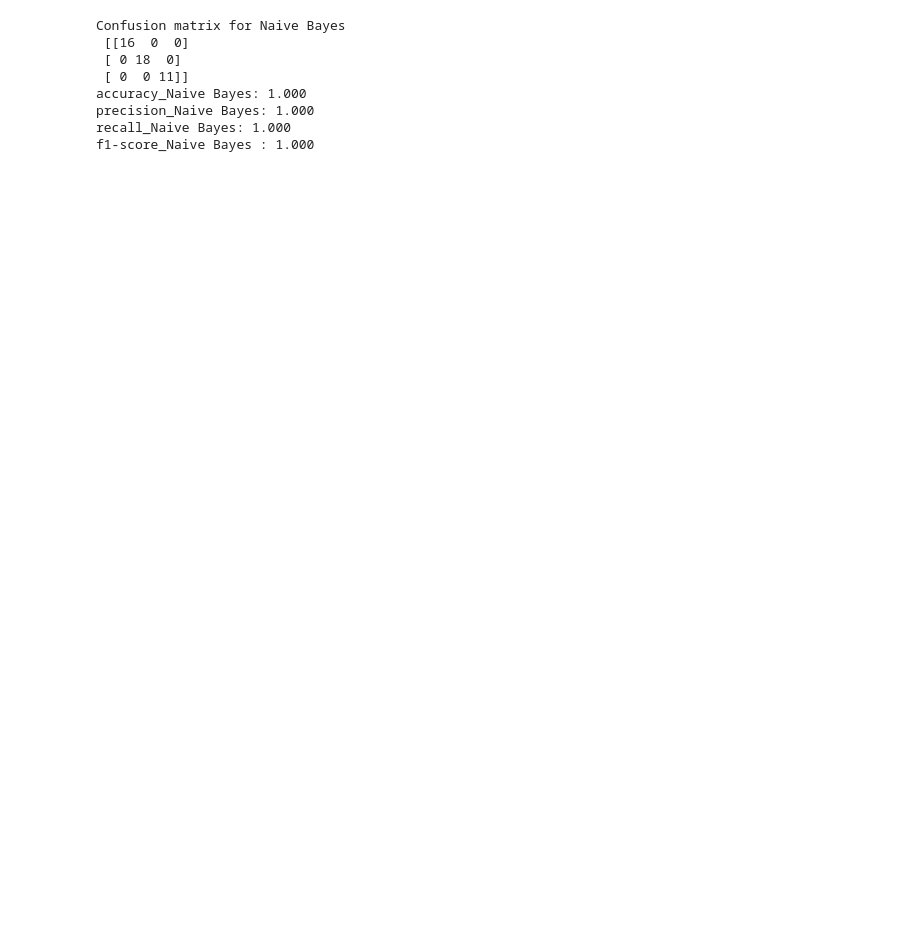
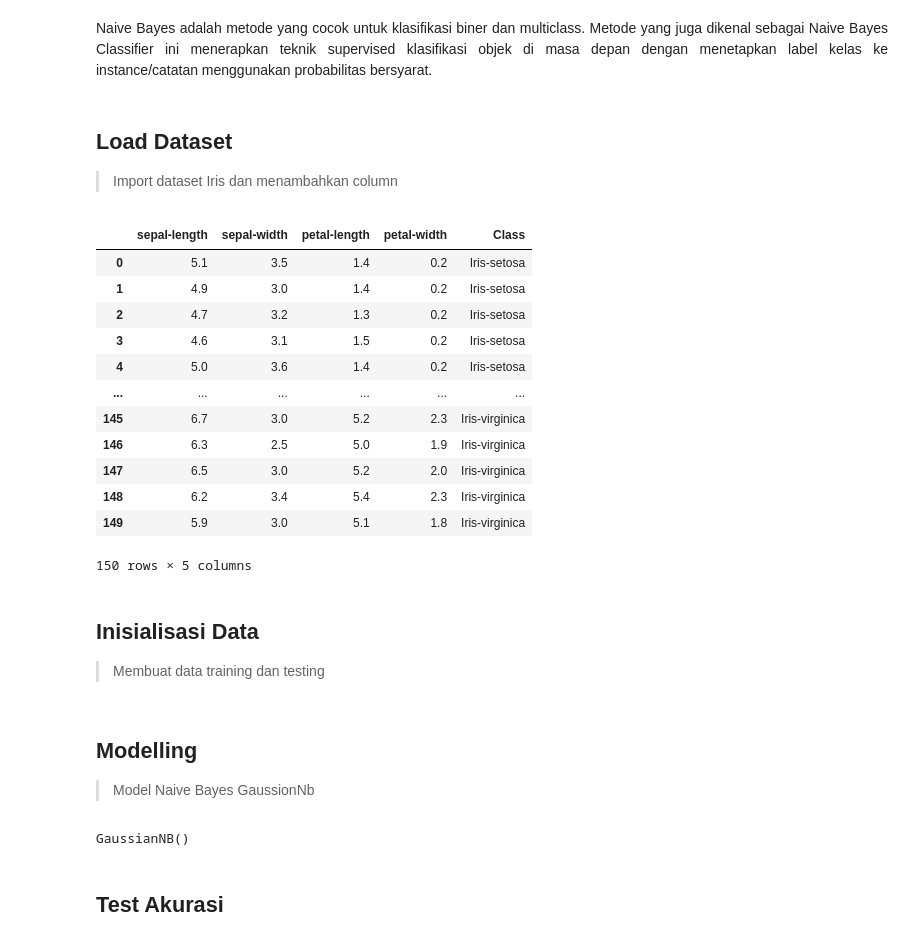
Before and after one commit to yoga-tirta/datamining, a Jupyter notebook: _sources/tugas5.ipynb, the cells around one changed output. Drawn from its saved outputs; the diff is of its cells as text; code cells hidden in the pictures; blank space fills up the shorter version.

```diff
--- a/_sources/tugas5.ipynb
+++ b/_sources/tugas5.ipynb
@@ -54,26 +5,37 @@ X_train,X_test,y_train,y_test=train_test_split(X,y,test_size=0.3,random_state=0)
-# %%
-gaussian = GaussianNB()
-gaussian.fit(X_train, y_train)
-Y_pred = gaussian.predict(X_test)
-accuracy_nb = round(accuracy_score(y_test,Y_pred)* 100, 2)
-acc_gaussian = round(gaussian.score(X_train, y_train) * 100, 2)
-
-cm = confusion_matrix(y_test, Y_pred)
-accuracy = accuracy_score(y_test,Y_pred)
-precision =precision_score(y_test, Y_pred,average='micro')
-recall =  recall_score(y_test, Y_pred,average='micro')
-f1 = f1_score(y_test,Y_pred,average='micro')
-print('Confusion matrix for Naive Bayes\n',cm)
-print('accuracy_Naive Bayes: %.3f' %accuracy)
-print('precision_Naive Bayes: %.3f' %precision)
-print('recall_Naive Bayes: %.3f' %recall)
-print('f1-score_Naive Bayes : %.3f' %f1)
-# %% [output]
-Confusion matrix for Naive Bayes
- [[16  0  0]
- [ 0 18  0]
- [ 0  0 11]]
-accuracy_Naive Bayes: 1.000
-precision_Naive Bayes: 1.000
-recall_Naive Bayes: 1.000
-f1-score_Naive Bayes : 1.000
+# %% [markdown]
+<p align="justify">
+Naive Bayes adalah metode yang cocok untuk klasifikasi biner dan multiclass. Metode yang juga dikenal sebagai Naive Bayes Classifier ini menerapkan teknik supervised klasifikasi objek di masa depan dengan menetapkan label kelas ke instance/catatan menggunakan probabilitas bersyarat.
+</p>
+# %% [markdown]
+## Load Dataset
+
+> Import dataset Iris dan menambahkan column
+# %%
+import numpy as np
+import matplotlib.pyplot as plt
+import pandas as pd
+
+url = "https://archive.ics.uci.edu/ml/machine-learning-databases/iris/iris.data"
+#the imported dataset does not have the required column names so lets add it
+colnames = ['sepal-length', 'sepal-width', 'petal-length', 'petal-width', 'Class']
+irisdata = pd.read_csv(url, names=colnames)
+# %%
+irisdata
+# %% [output]
+|  | sepal-length | sepal-width | petal-length | petal-width | Class |
+| 0 | 5.1 | 3.5 | 1.4 | 0.2 | Iris-setosa |
+| 1 | 4.9 | 3.0 | 1.4 | 0.2 | Iris-setosa |
+| 2 | 4.7 | 3.2 | 1.3 | 0.2 | Iris-setosa |
+| 3 | 4.6 | 3.1 | 1.5 | 0.2 | Iris-setosa |
+| 4 | 5.0 | 3.6 | 1.4 | 0.2 | Iris-setosa |
+| ... | ... | ... | ... | ... | ... |
+| 145 | 6.7 | 3.0 | 5.2 | 2.3 | Iris-virginica |
+| 146 | 6.3 | 2.5 | 5.0 | 1.9 | Iris-virginica |
+| 147 | 6.5 | 3.0 | 5.2 | 2.0 | Iris-virginica |
+| 148 | 6.2 | 3.4 | 5.4 | 2.3 | Iris-virginica |
+| 149 | 5.9 | 3.0 | 5.1 | 1.8 | Iris-virginica |
+150 rows × 5 columns
+# %% [markdown]
+## Inisialisasi Data
+
+> Membuat data training dan testing
@@ -79,0 +48,11 @@ f1-score_Naive Bayes : 1.000
+# %% [markdown]
+## Modelling
+
+> Model Naive Bayes GaussionNb
+# %%
+# training the model on training set
+from sklearn.naive_bayes import GaussianNB
+gnb = GaussianNB()
+gnb.fit(X_train, y_train)
+# %% [output]
+GaussianNB()
@@ -79,0 +62,2 @@ f1-score_Naive Bayes : 1.000
+# %% [markdown]
+## Test Akurasi
```
Also changed, not shown: parts of 14 cells of this notebook, 32 other files.
